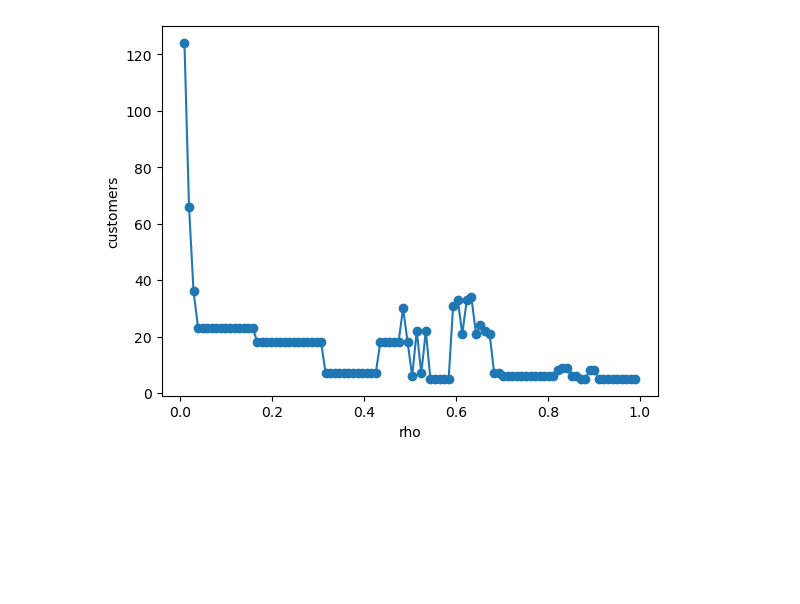
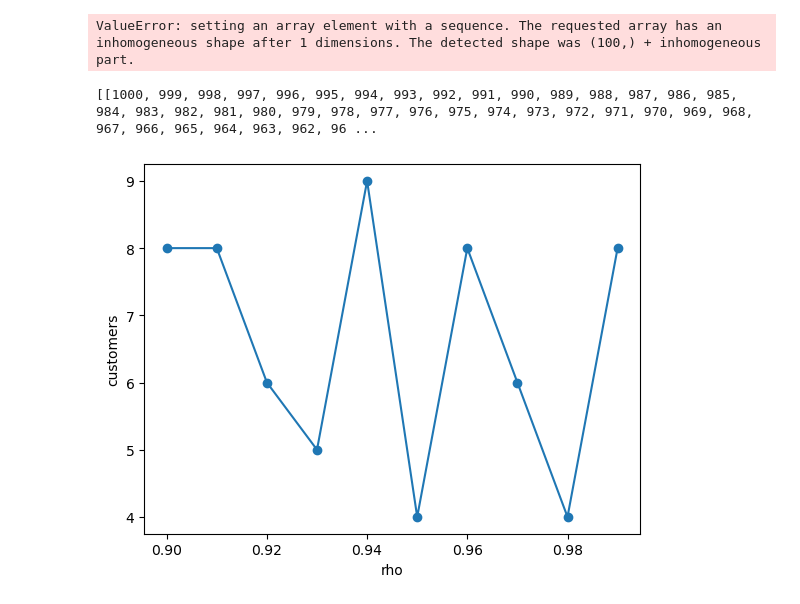
Before and after one commit to Asewlal01/WaitTimeExplorer, a Jupyter notebook: Trial_ANOVA.ipynb, the cells around one changed output. Cells and saved outputs as stored; diff of their text form; code cells hidden in the pictures; blank space fills up the shorter version.

Commit message:
Made changes in ANOVA and used 100 simulations

```diff
--- a/Trial_ANOVA.ipynb
+++ b/Trial_ANOVA.ipynb
@@ -2,27 +3,70 @@
 import numpy as np
 from scipy.stats import f_oneway
 from matplotlib import pyplot as plt
+# %%
+sig_cust = []
+rhos = np.linspace(0.8, 0.95, 50)
+customers = 1000
+simulations = 100
+for _ in range(simulations):
+    res = []
+    for rho in rhos:
+        W1 = simulate_MMn(customers, rho, 1, 1)
+        W2 = simulate_MMn(customers, rho, 1, 2)
+        W4 = simulate_MMn(customers, rho, 1, 4)
+        for i in range(len(W1), 2, -1):
+            _, p = f_oneway(W1[:i], W2[:i], W4[:i])
+            if p > 0.05:
+                res.append(i)
+                break
+        if i == 3:
+            res.append(2)
+    sig_cust.append(res)
+
+sig_cust = np.array(sig_cust)
+
+cust_mean = np.mean(sig_cust, axis=0)
+cust_std = np.std(sig_cust, axis=0, ddof=1) * 1.96 / np.sqrt(simulations)
+
+    # _, p = f_oneway(W1, W2, W4)
+    # if p > 0.05:
+    #     sig_rho.append(rho)
+    #     sig_cust.append(customers)
+    #     break
+
+
+#plt.plot(sig_rho[:5] + sig_rho[6:], sig_cust[0:5] + sig_cust[6:])
+plt.plot(rhos, cust_mean, marker='o')
+plt.xlabel('rho')
+plt.ylabel('customers')
+plt.show()
+# %% [output]
+ValueError: setting an array element with a sequence. The requested array has an inhomogeneous shape after 1 dimensions. The detected shape was (100,) + inhomogeneous part.
+# %%
+print(sig_cust)
+# %% [output]
+[[1000, 999, 998, 997, 996, 995, 994, 993, 992, 991, 990, 989, 988, 987, 986, 985, 984, 983, 982, 981, 980, 979, 978, 977, 976, 975, 974, 973, 972, 971, 970, 969, 968, 967, 966, 965, 964, 963, 962, 96 ...
 # %%
 sig_cust = []
 sig_rho = []
 
-for rho in np.linspace(0.01, 0.99, 100):
-    for customers in range(1, 130, 1):
-        W1 = simulate_MMn(customers, rho, 1, 1, 42)
-        W2 = simulate_MMn(customers, rho, 1, 2, 42)
-        W4 = simulate_MMn(customers, rho, 1, 4, 42)
+for rho in np.linspace(0.9, 0.99, 10):
+    for customers in range(1, 120, 1):
+        W1 = simulate_MMn(customers, rho, 1, 1)
+        W2 = simulate_MMn(customers, rho, 1, 2)
+        W4 = simulate_MMn(customers, rho, 1, 4)
         _, p = f_oneway(W1, W2, W4)
         if p < 0.05:
             sig_rho.append(rho)
             sig_cust.append(customers)
             break
 
 
 #plt.plot(sig_rho[:5] + sig_rho[6:], sig_cust[0:5] + sig_cust[6:])
 plt.plot(sig_rho, sig_cust)
 plt.scatter(sig_rho, sig_cust)
 plt.xlabel('rho')
 plt.ylabel('customers')
 plt.show()
 # %% [output]
-[figure, old version]
+[figure, new version]
```
Also changed, not shown: parts of 1 cell of this notebook.
